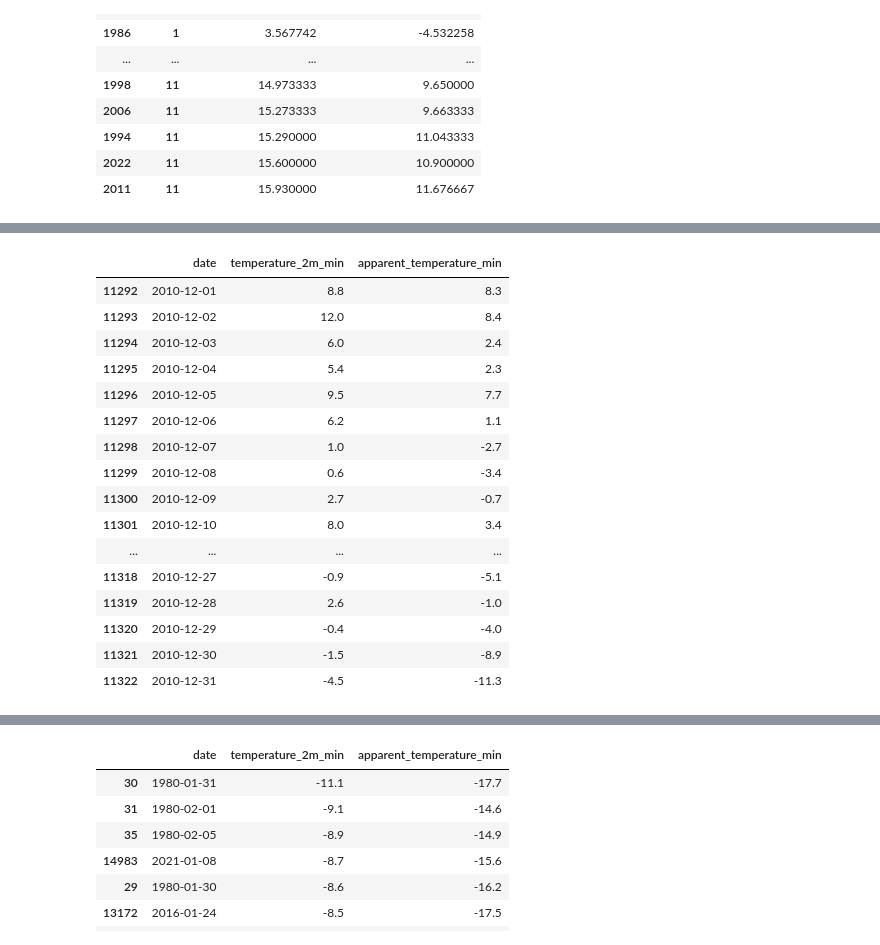
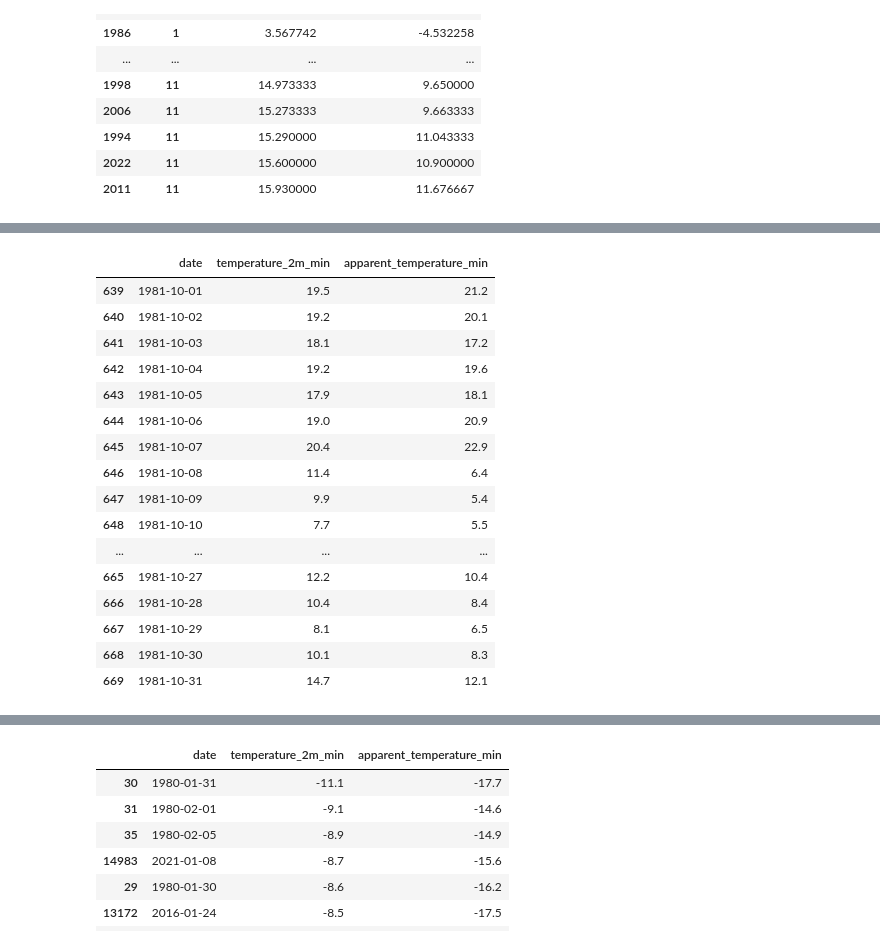
Before and after one commit to gderiddershanghai/shanghai-weather-app, a Jupyter notebook: Nbs/eda.ipynb, the cells around one changed output, grey strips where cells are left out. Drawn from its saved outputs; the diff is of its cells as text; code cells hidden in the pictures.

```diff
--- a/Nbs/eda.ipynb
+++ b/Nbs/eda.ipynb
@@ -121,22 +129,24 @@ winter_month.groupby(['year', 'month']).mean()[['temperature_2m_mean', 'apparent
 # %%
 pd.set_option('display.max_rows', 600)
 
-df_daily[(df_daily['year']==2010)&(df_daily['month'].isin([12]))][['date','temperature_2m_min', 'apparent_temperature_min']]
+hot_days = df_daily[(df_daily['year']==1981)&(df_daily['month'].isin([10]))][['date','temperature_2m_min', 'apparent_temperature_min']]
+(hot_days['temperature_2m_min']<=0).sum()
+hot_days
 # %% [output]
 |  | date | temperature_2m_min | apparent_temperature_min |
-| 11292 | 2010-12-01 | 8.8 | 8.3 |
-| 11293 | 2010-12-02 | 12.0 | 8.4 |
-| 11294 | 2010-12-03 | 6.0 | 2.4 |
-| 11295 | 2010-12-04 | 5.4 | 2.3 |
-| 11296 | 2010-12-05 | 9.5 | 7.7 |
-| 11297 | 2010-12-06 | 6.2 | 1.1 |
-| 11298 | 2010-12-07 | 1.0 | -2.7 |
-| 11299 | 2010-12-08 | 0.6 | -3.4 |
-| 11300 | 2010-12-09 | 2.7 | -0.7 |
-| 11301 | 2010-12-10 | 8.0 | 3.4 |
+| 639 | 1981-10-01 | 19.5 | 21.2 |
+| 640 | 1981-10-02 | 19.2 | 20.1 |
+| 641 | 1981-10-03 | 18.1 | 17.2 |
+| 642 | 1981-10-04 | 19.2 | 19.6 |
+| 643 | 1981-10-05 | 17.9 | 18.1 |
+| 644 | 1981-10-06 | 19.0 | 20.9 |
+| 645 | 1981-10-07 | 20.4 | 22.9 |
+| 646 | 1981-10-08 | 11.4 | 6.4 |
+| 647 | 1981-10-09 | 9.9 | 5.4 |
+| 648 | 1981-10-10 | 7.7 | 5.5 |
 | ... | ... | ... | ... |
-| 11318 | 2010-12-27 | -0.9 | -5.1 |
-| 11319 | 2010-12-28 | 2.6 | -1.0 |
-| 11320 | 2010-12-29 | -0.4 | -4.0 |
-| 11321 | 2010-12-30 | -1.5 | -8.9 |
-| 11322 | 2010-12-31 | -4.5 | -11.3 |
+| 665 | 1981-10-27 | 12.2 | 10.4 |
+| 666 | 1981-10-28 | 10.4 | 8.4 |
+| 667 | 1981-10-29 | 8.1 | 6.5 |
+| 668 | 1981-10-30 | 10.1 | 8.3 |
+| 669 | 1981-10-31 | 14.7 | 12.1 |
```
Also changed, not shown: parts of 6 cells of this notebook, 9 other files.
